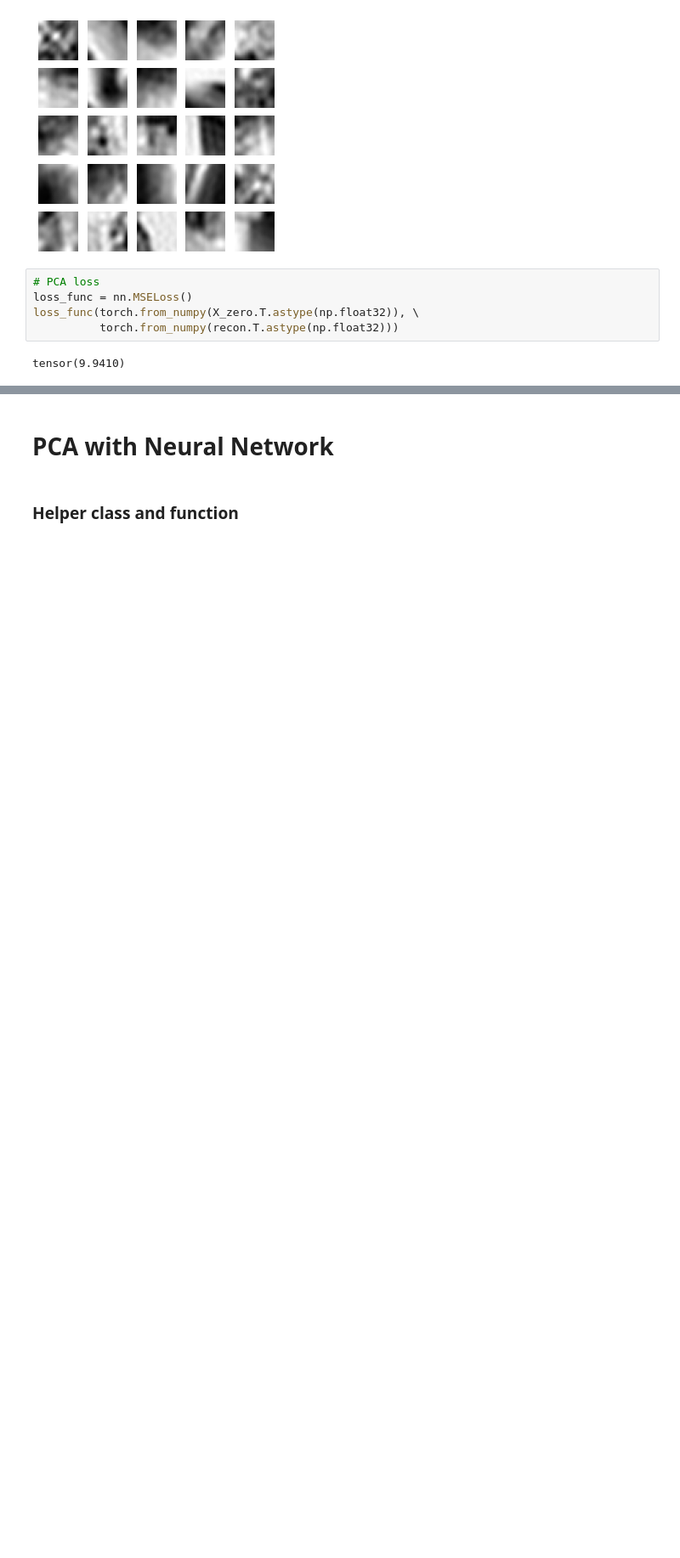
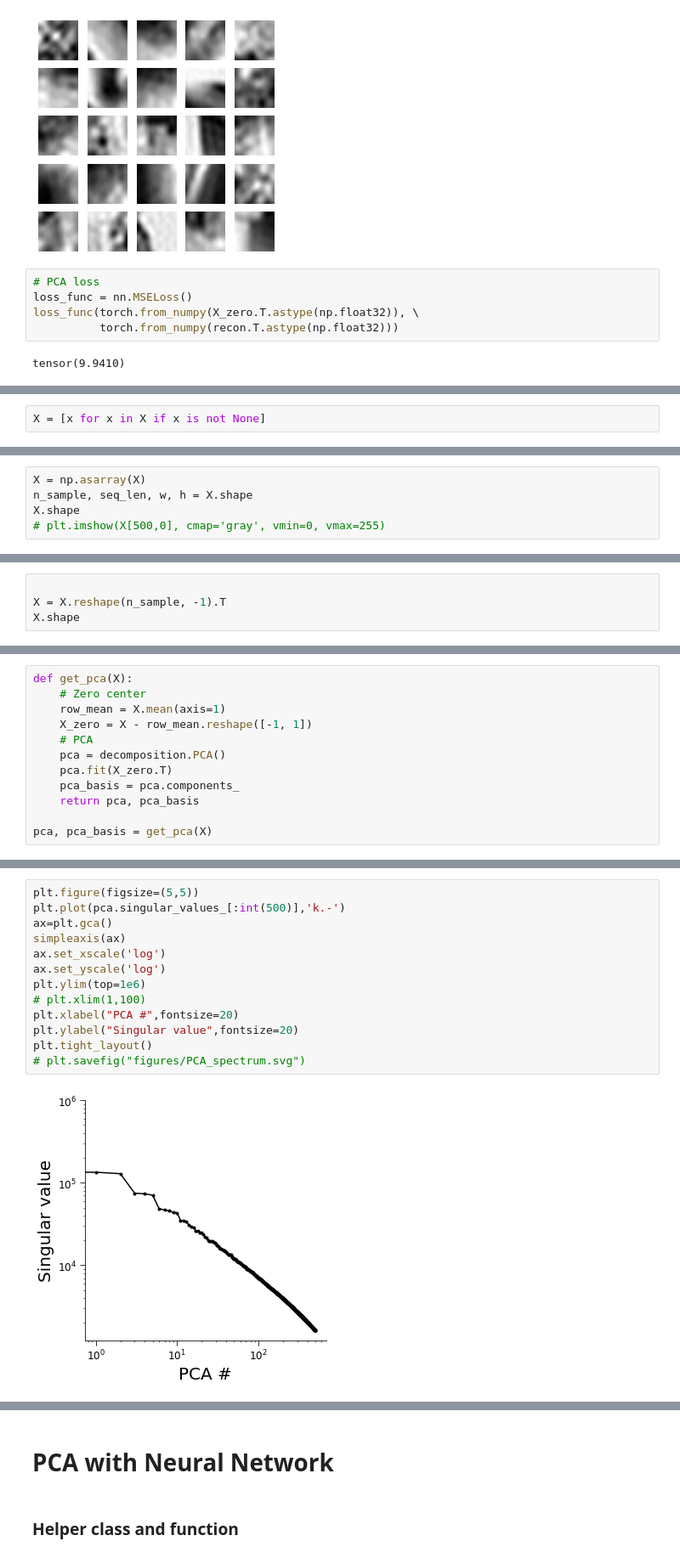
Before and after one commit to ssheybani/baby-vision-curriculum, a Jupyter notebook: shallow/ann_psychophysics/figure_notebooks/Fig_4_Linear_demo_modified.ipynb, the cells around one changed output, grey strips where cells are left out. Shown at 85% size. Cells and saved outputs as stored; diff of their text form; blank space fills up the shorter version.

```diff
--- a/shallow/ann_psychophysics/figure_notebooks/Fig_4_Linear_demo.ipynb
+++ b/shallow/ann_psychophysics/figure_notebooks/Fig_4_Linear_demo_modified.ipynb
@@ -474,0 +490,2 @@ _ = visualize_image_seq(pca_basis.T, 24, seq_size, rand=False)
+# %%
+X = [x for x in X if x is not None]
@@ -474,0 +495,5 @@ _ = visualize_image_seq(pca_basis.T, 24, seq_size, rand=False)
+# %%
+X = np.asarray(X)
+n_sample, seq_len, w, h = X.shape
+X.shape
+# plt.imshow(X[500,0], cmap='gray', vmin=0, vmax=255)
@@ -474,0 +513,4 @@ _ = visualize_image_seq(pca_basis.T, 24, seq_size, rand=False)
+# %%
+
+X = X.reshape(n_sample, -1).T
+X.shape
@@ -474,0 +519,12 @@ _ = visualize_image_seq(pca_basis.T, 24, seq_size, rand=False)
+# %%
+def get_pca(X):
+    # Zero center
+    row_mean = X.mean(axis=1)
+    X_zero = X - row_mean.reshape([-1, 1])
+    # PCA
+    pca = decomposition.PCA()
+    pca.fit(X_zero.T)
+    pca_basis = pca.components_
+    return pca, pca_basis
+
+pca, pca_basis = get_pca(X)
@@ -474,0 +541,15 @@ _ = visualize_image_seq(pca_basis.T, 24, seq_size, rand=False)
+# %%
+plt.figure(figsize=(5,5))
+plt.plot(pca.singular_values_[:int(500)],'k.-')
+ax=plt.gca()
+simpleaxis(ax)
+ax.set_xscale('log')
+ax.set_yscale('log')
+plt.ylim(top=1e6)
+# plt.xlim(1,100)
+plt.xlabel("PCA #",fontsize=20)
+plt.ylabel("Singular value",fontsize=20)
+plt.tight_layout()
+# plt.savefig("figures/PCA_spectrum.svg")
+# %% [output]
+[figure, added]
```
Also changed, not shown: parts of 82 cells of this notebook, 24 other files.
